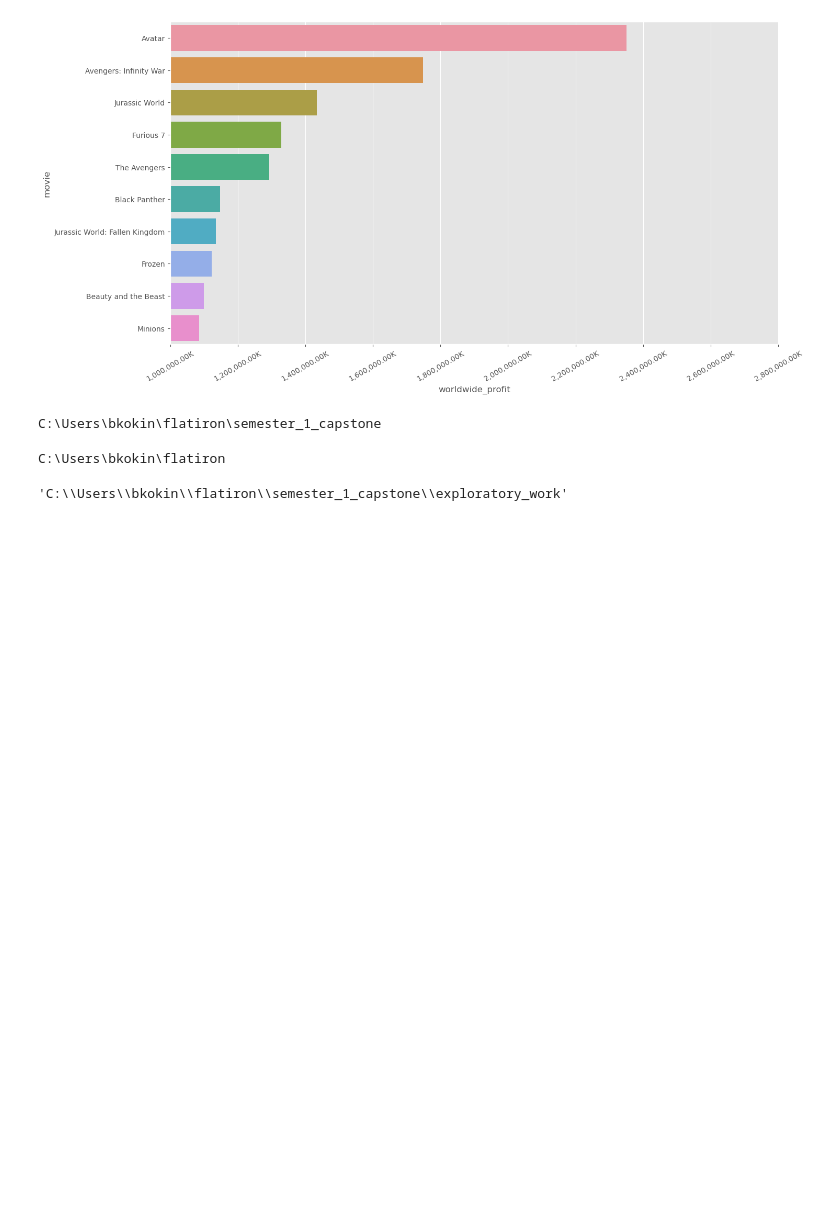
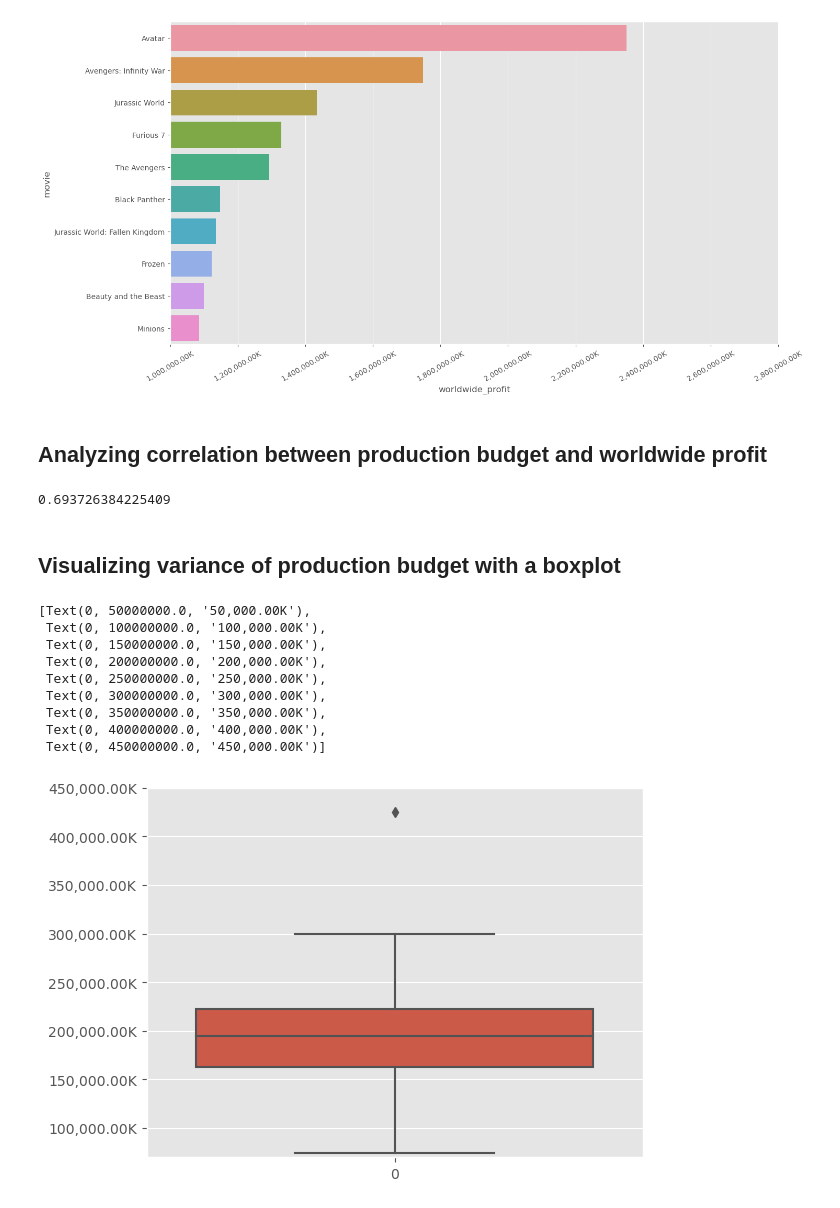
Before and after one commit to bkokin/semester_1_capstone, a Jupyter notebook: exploratory_work/Exploratory_Analysis_BK.ipynb, the cells around one changed output. Cells and saved outputs as stored; diff of their text form; code cells hidden in the pictures; blank space fills up the shorter version.

Commit message:
Added visualizations and confidence interval for production budget

```diff
--- a/exploratory_work/Exploratory_Analysis_BK.ipynb
+++ b/exploratory_work/Exploratory_Analysis_BK.ipynb
@@ -32,6 +40,6 @@ df0
 # %%
-df1 = pd.read_csv('tn.movie_budgets.csv')
-df1
+tn_movie_budgets = pd.read_csv('tn.movie_budgets.csv')
+tn_movie_budgets
 # %% [output]
 |  | id | release_date | movie | production_budget | domestic_gross | worldwide_gross |
 | 0 | 1 | Dec 18, 2009 | Avatar | $425,000,000 | $760,507,625 | $2,776,345,279 |
@@ -49,2 +59,2 @@ df1
 # %%
-df2 = df1.merge(df0, how='right', on='movie')
+sqlite_tn_budget_merge = tn_movie_budgets.merge(Sqlite_df, how='right', on='movie')
@@ -51,16 +63,6 @@ df2 = df1.merge(df0, how='right', on='movie')
 # %%
-df3 = pd.read_csv('tmdb.movies.csv')
-df3['movie'] = df3['title']
-df3 = df3.drop(df3.columns[[0, 1, 2, 3, 4, 7]],axis = 1)
+tmdb_csv = pd.read_csv('tmdb.movies.csv')
+tmdb_csv['movie'] = tmdb_csv['title']
+tmdb_csv = tmdb_csv.drop(tmdb_csv.columns[[0, 2, 3, 4, 6, 7]],axis = 1)
 
-df4 = df3.merge(df2, how='left', on='movie')
-
-df4['production_budget'] = df4['production_budget'].str.replace(',', '').str.replace('$', '')
-df4['worldwide_gross'] = df4['worldwide_gross'].str.replace(',', '').str.replace('$', '')
-df4['worldwide_profit'] = df4['worldwide_gross'].fillna(0).astype('int64') - df4['production_budget'].fillna(0).astype('int64')
-
-df4 = df4.sort_values('worldwide_profit', ascending= False).drop_duplicates(subset=['movie'])
-
-df5=df4.reset_index().head(10)
-
-df5
+three_dataset = tmdb_csv.merge(sqlite_tn_budget_merge, how='left', on='movie')
@@ -78,0 +71,10 @@ df5
+# %%
+three_dataset['production_budget'] = three_dataset['production_budget'].str.replace(',', '').str.replace('$', '')
+three_dataset['worldwide_gross'] = three_dataset['worldwide_gross'].str.replace(',', '').str.replace('$', '')
+three_dataset['worldwide_profit'] = three_dataset['worldwide_gross'].fillna(0).astype('int64') - three_dataset['production_budget'].fillna(0).astype('int64')
+
+three_dataset = three_dataset.sort_values('worldwide_profit', ascending= False).drop_duplicates(subset=['movie'])
+
+three_dataset_sorted = three_dataset.reset_index().head(10).drop(three_dataset.columns[6], axis=1)
+
+three_dataset_sorted
@@ -92,15 +108,30 @@ ax.set_xticklabels(xlabels, rotation = 30)
 plt.show()
 # %% [output]
 [figure]
-# %%
-cd ..
-# %% [output]
-C:\Users\bkokin\flatiron\semester_1_capstone
-# %%
-cd ..
-# %% [output]
-C:\Users\bkokin\flatiron
-# %%
-pwd
-# %% [output]
-'C:\\Users\\bkokin\\flatiron\\semester_1_capstone\\exploratory_work'
+# %% [markdown]
+## Analyzing correlation between production budget and worldwide profit
+# %%
+prod_bud_cor = three_dataset.production_budget.dropna()
+world_prof_cor = three_dataset.worldwide_profit.dropna()
+
+prod_bud_cor.astype('int64').corr(world_prof_cor.astype('int64'))
+# %% [output]
+0.693726384225409
+# %% [markdown]
+## Visualizing variance of production budget with a boxplot
+# %%
+ax = sns.boxplot(data=three_dataset_sorted.production_budget);
+ax.set(ylim = (70000000,450000000))
+ylabels = ['{:,.2f}'.format(y) + 'K' for y in ax.get_yticks()/1000]
+ax.set_yticklabels(ylabels)
+# %% [output]
+[Text(0, 50000000.0, '50,000.00K'),
+ Text(0, 100000000.0, '100,000.00K'),
+ Text(0, 150000000.0, '150,000.00K'),
+ Text(0, 200000000.0, '200,000.00K'),
+ Text(0, 250000000.0, '250,000.00K'),
+ Text(0, 300000000.0, '300,000.00K'),
+ Text(0, 350000000.0, '350,000.00K'),
+ Text(0, 400000000.0, '400,000.00K'),
+ Text(0, 450000000.0, '450,000.00K')]
+[figure, added]
```
Also changed, not shown: parts of 15 cells of this notebook.
